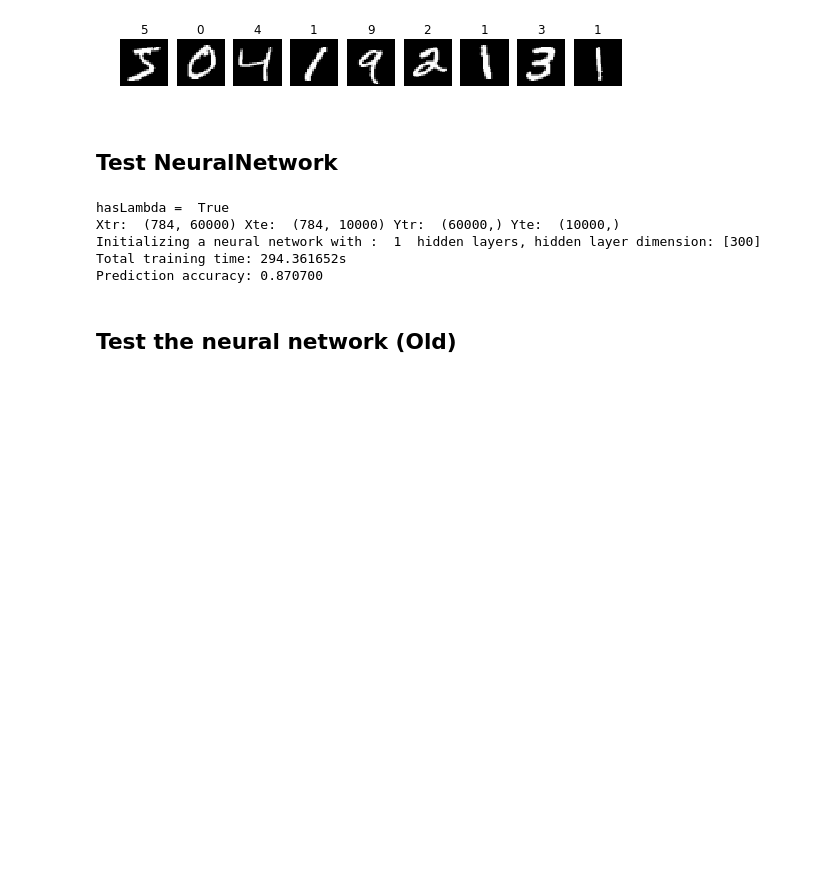
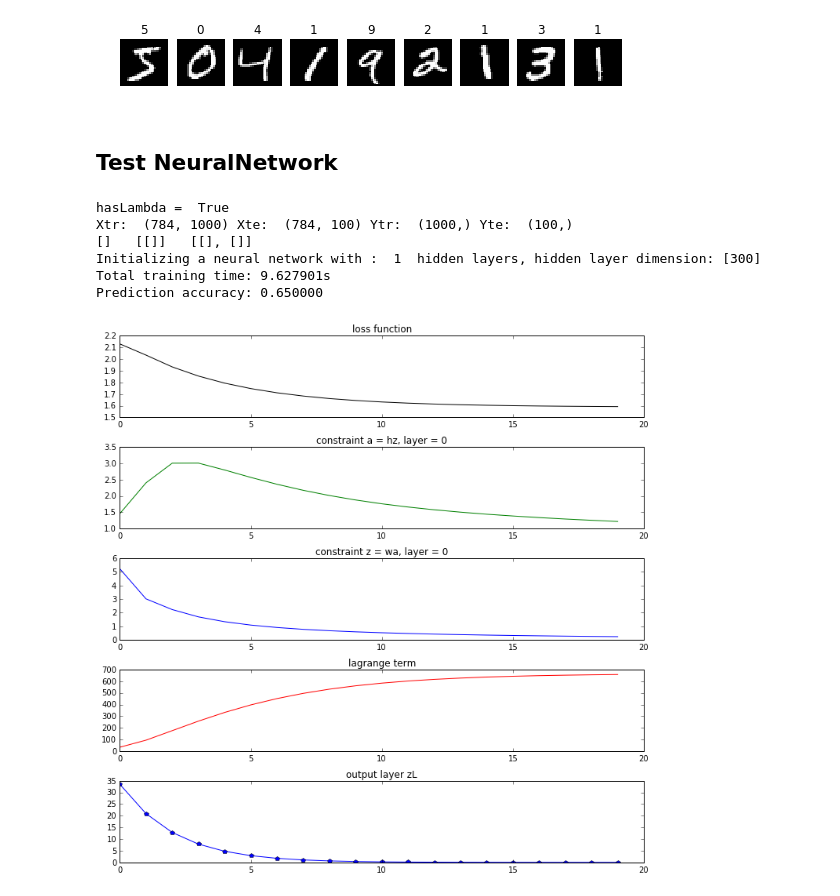
Before and after one commit to GrumpyZhou/IDP, a Jupyter notebook: zqj/admm.ipynb, the cells around one changed output. Drawn from its saved outputs; the diff is of its cells as text; code cells hidden in the pictures; blank space fills up the shorter version.

```diff
--- a/zqj/admm.ipynb
+++ b/zqj/admm.ipynb
@@ -74,51 +78,81 @@ from NeuralNetwork.neural_network import *
 import time
 
 
-case = [(60000,10000)]#,(5000,50)]#,(500,10),(5000,10),(5000,500),(20000,500),(20000, 2000)]
+case = [(1000,100)]#,(5000,50)]#,(500,10),(5000,10),(5000,500),(20000,500),(20000, 2000)]
 lam = [True]
 i = 0
 for la in lam:
     print 'hasLambda = ',la
     for (trNum,teNum) in case:
         X_tr, X_te, Y_tr, Y_te = getMiniPatch(X_train, Y_train, X_test, Y_test, trNum, teNum, 1)
         print 'Xtr: ', X_tr.shape, 'Xte: ', X_te.shape, 'Ytr: ', Y_tr.shape, 'Yte: ', Y_te.shape
 
         # Initialize network
         hiddenLayer = [300]
         classNum = 10
-        epsilon = 0.0001
+        #epsilon = 0.001 #
+        epsilon=np.sqrt(0.1/trNum)
         network = NeuralNetwork(X_tr, Y_tr, classNum, hiddenLayer, epsilon)
         # Train
         weightConsWeight = 1
         activConsWeight = 10
         iterNum = 20
         hasLambda = la
         tic = time.time()
-        """ lossType: hinge, msq, smx """
-        network.train(weightConsWeight, activConsWeight, iterNum, hasLambda,'msq')
+        calLoss = True
+        """
+        Input:
+        weightConsWeight, activConsWeight
+        iterNum:    iteration to perform Admm updates
+        hasLambda:  whether include Lambda update
+        lossType:   one of {'hinge', 'msq', 'smx'}, default is 'smx'
+        minMethod:  if lossType is 'smx', the method to minimize the zLastUpdate has to be specified (for it's not in closed form),
+                    it can be one of {'prox','gd'}, default is 'prox';
+        tau, ite:   if lossType is 'smx', the step size and iteration of gradient descent/proximal gradient have to be specified,
+                    default: tau=0.01, ite=25;
+        """
+        #network.train(weightConsWeight, activConsWeight, iterNum, hasLambda,lossType = 'hinge')
+        network.train(weightConsWeight, activConsWeight, iterNum, hasLambda, calLoss, lossType = 'smx',
+                      minMethod = 'prox', tau=0.01, ite= 25)
         toc = time.time()
         print 'Total training time: %fs' % (toc - tic)
 
         # Predict
         Ypred = network.predict(X_te)
         print 'Prediction accuracy: %f' %np.mean(Ypred == Y_te)
 
-        # Show loss diagram
-#         dataLoss = network.dataLoss
-#         plt.figure(i)
-#         plt.plot(dataLoss)
-#         quadraLoss = network.quadraLoss
-#         for l in range(0,len(hiddenLayer) + 1):
-#             i += 1
-#             plt.figure(i)
-#             plt.plot(quadraLoss[l])
+        L = len(hiddenLayer)
+        if calLoss:
+            fig = plt.figure()
+            gs = gridspec.GridSpec(5,L)
+            dataLoss = fig.add_subplot(gs[0,:])
+            dataLoss.set_title('loss function')
+            dataLoss.plot(network.dataLoss, 'k-')
 
-#         plt.show()
+            for l in range(0,L):
+                aloss = fig.add_subplot(gs[1,l])
+                aloss.set_title('constraint a = hz, layer = %d' % (l+1))
+                aloss.plot(network.aConstrLoss[l], 'g-')
+
+                zloss = fig.add_subplot(gs[2,l])
+                zloss.set_title('constraint z = wa, layer = %d' % (l+1))
+                zloss.plot(network.zConstrLoss[l], 'b-')
+
+            lag = fig.add_subplot(gs[3,:])
+            lag.set_title('lagrange term')
+            lag.plot(network.lagraLoss, 'r-')
+
+            zLLoss = fig.add_subplot(gs[4,:])
+            zLLoss.set_title('output layer zL')
+            zLLoss.plot(network.zConstrLoss[L], 'k-')
+
+            plt.tight_layout()
+            plt.show()
 # %% [output]
 hasLambda =  True
-Xtr:  (784, 60000) Xte:  (784, 10000) Ytr:  (60000,) Yte:  (10000,)
+Xtr:  (784, 1000) Xte:  (784, 100) Ytr:  (1000,) Yte:  (100,)
+[]   [[]]   [[], []]
 Initializing a neural network with :  1  hidden layers, hidden layer dimension: [300]
-Total training time: 294.361652s
-Prediction accuracy: 0.870700
+Total training time: 9.627901s
+Prediction accuracy: 0.650000
+[figure, added]
-# %% [markdown]
-## Test the neural network (Old)
```
Also changed, not shown: parts of 2 cells of this notebook, 1 other file.
